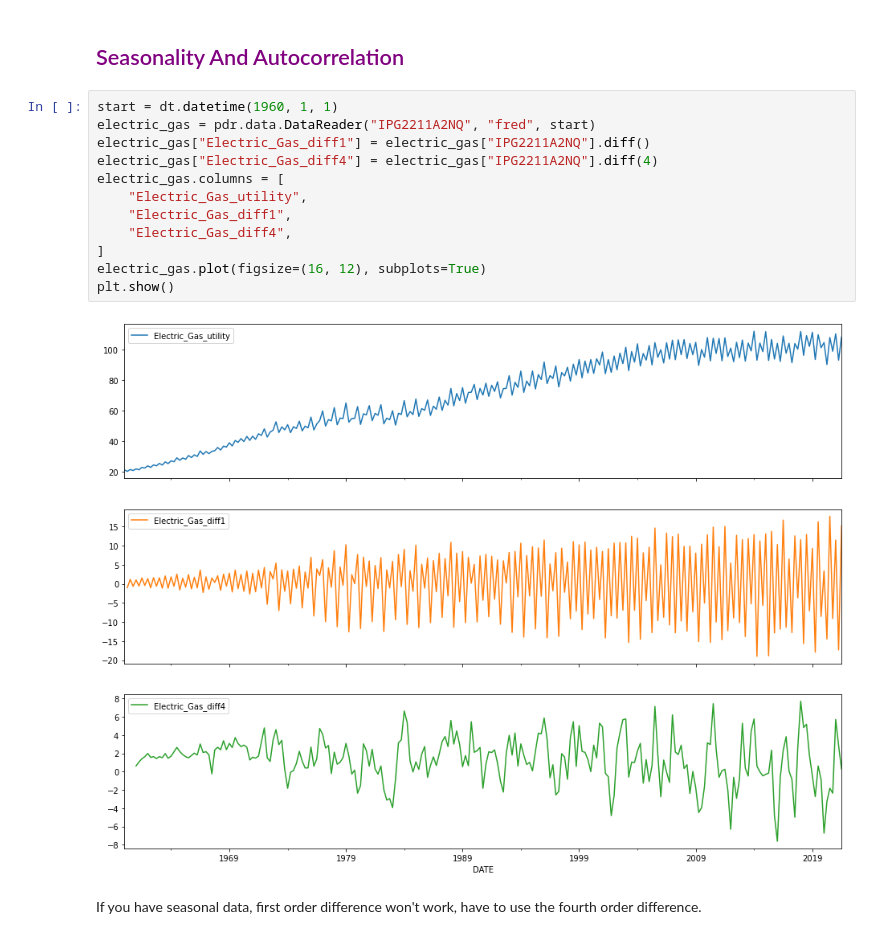
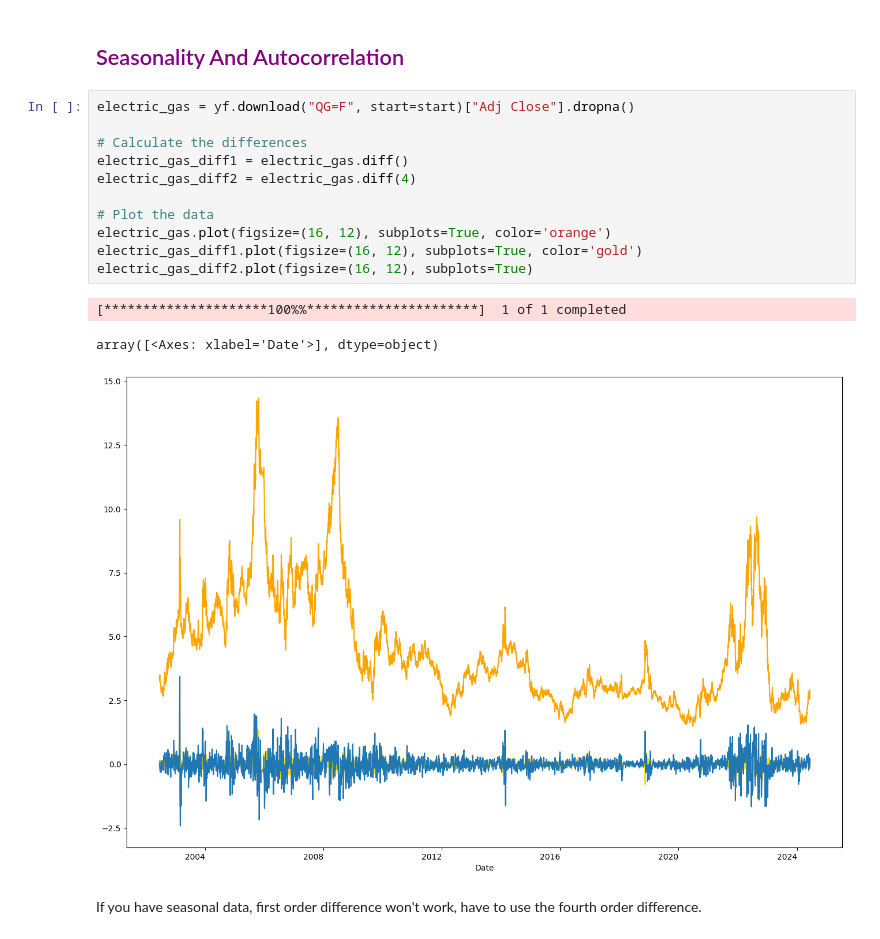
Before and after one commit to weijie-chen/Econometrics-With-Python, a Jupyter notebook: 10. Autocorrelation.ipynb, the cells around one changed output. Drawn from its saved outputs; the diff is of its cells as text.

```diff
--- a/10. Autocorrelation.ipynb
+++ b/10. Autocorrelation.ipynb
@@ -82,19 +90,20 @@ Stocks price are random walk, but the returns are usually white noises, so we ca
 # %% [markdown]
 ## <font face="gotham" color="purple"> Seasonality And Autocorrelation </font>
 # %%
-start = dt.datetime(1960, 1, 1)
-electric_gas = pdr.data.DataReader("IPG2211A2NQ", "fred", start)
-electric_gas["Electric_Gas_diff1"] = electric_gas["IPG2211A2NQ"].diff()
-electric_gas["Electric_Gas_diff4"] = electric_gas["IPG2211A2NQ"].diff(4)
-electric_gas.columns = [
-    "Electric_Gas_utility",
-    "Electric_Gas_diff1",
-    "Electric_Gas_diff4",
-]
-electric_gas.plot(figsize=(16, 12), subplots=True)
-plt.show()
+electric_gas = yf.download("QG=F", start=start)["Adj Close"].dropna()
+
+# Calculate the differences
+electric_gas_diff1 = electric_gas.diff()
+electric_gas_diff2 = electric_gas.diff(4)
+
+# Plot the data
+electric_gas.plot(figsize=(16, 12), subplots=True, color='orange')
+electric_gas_diff1.plot(figsize=(16, 12), subplots=True, color='gold')
+electric_gas_diff2.plot(figsize=(16, 12), subplots=True)
 # %% [output]
+[*********************100%%**********************]  1 of 1 completed
+array([<Axes: xlabel='Date'>], dtype=object)
-[figure, old version]
+[figure, new version]
 # %% [markdown]
 If you have seasonal data, first order difference won't work, have to use the fourth order difference.
 # %%
```
Also changed, not shown: parts of 26 cells of this notebook, 4 other files.
